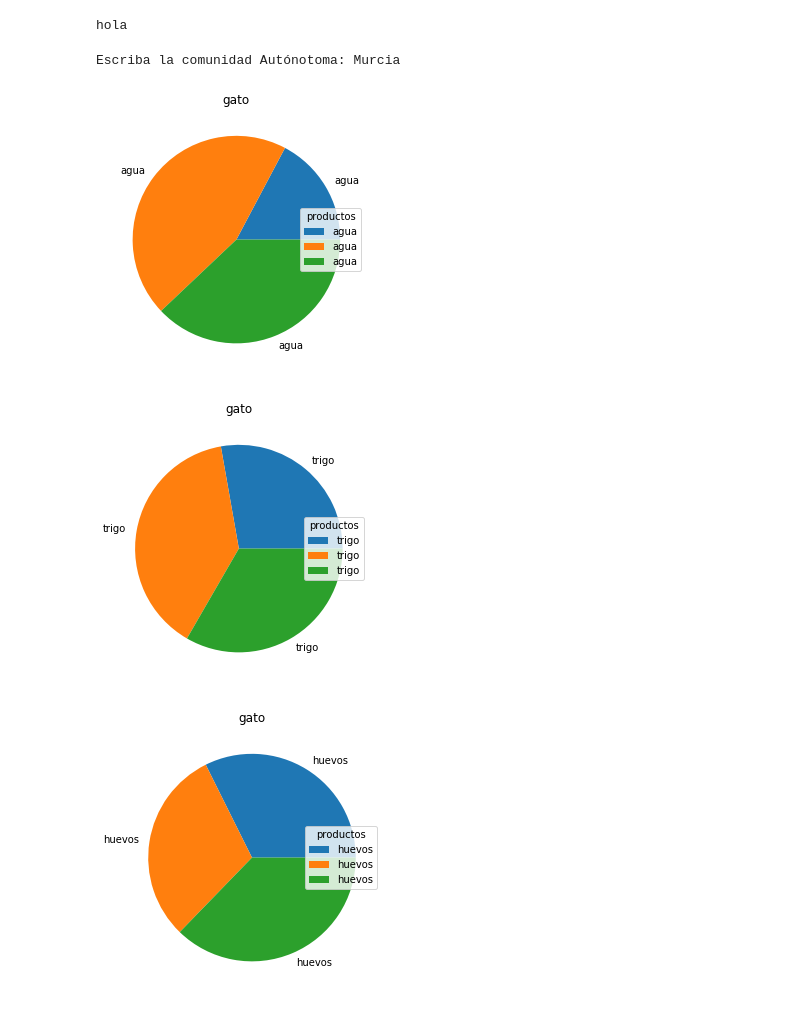
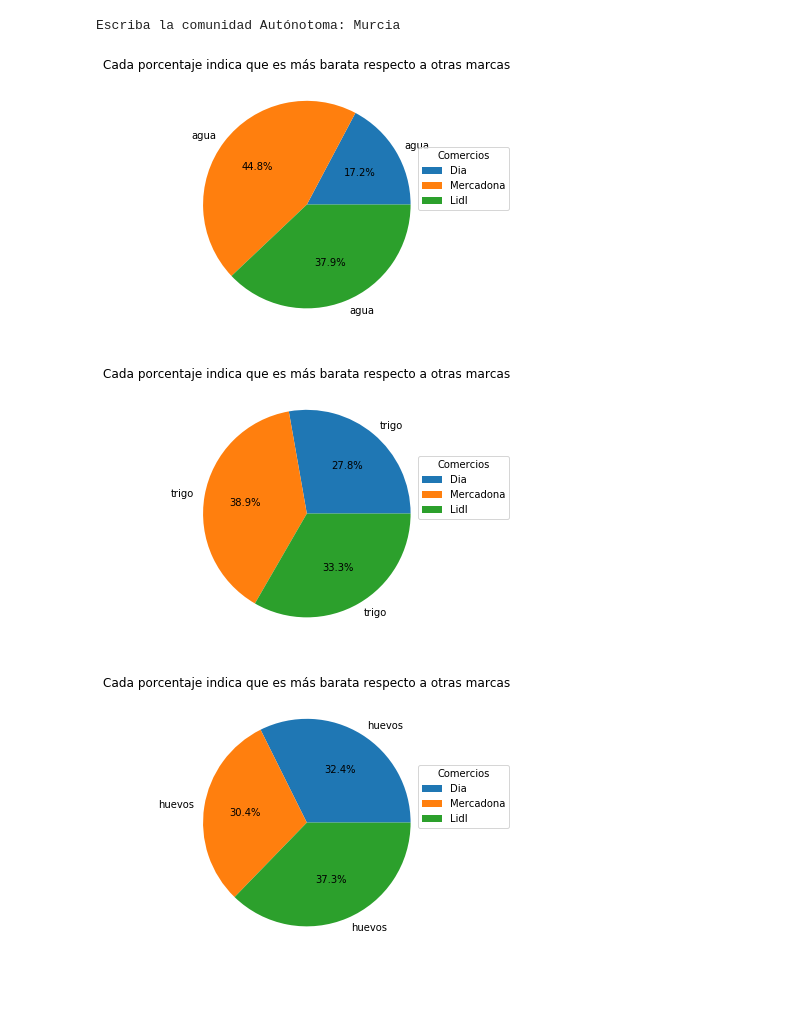
Before and after one commit to pablospl/Ejercicio3, a Jupyter notebook: Ejercicio3.ipynb, the cells around one changed output. Cells and saved outputs as stored; diff of their text form; code cells hidden in the pictures.

```diff
--- a/Ejercicio3.ipynb
+++ b/Ejercicio3.ipynb
@@ -1,37 +1,28 @@
-# %%
-print('hola')
-# %% [output]
-hola
 # %%
-from faker import Faker
 import pandas as pd
-fake = Faker()
-import csv
-from random import randint
-import numpy as np
 import matplotlib.pyplot as plt
 productos=pd.read_csv("comercios.csv")
 
 def funcionMostrarProductosRespectoZona(comunidad):
     catalogo=['agua','trigo','huevos','aceite']
     for x in catalogo:
         productosComunidad=(productos.loc[productos['zonas']==comunidad].loc[productos['productos']==x])
 
-
-        grafica=productosComunidad[['precio','productos']]
+        grafica=productosComunidad[['precio','productos','comercios']]
         graficaProductos=grafica['productos']
         graficaPrecios=grafica['precio']
-        plt.pie(graficaPrecios,labels=graficaProductos)
+        graficaComerios=grafica['comercios']
+        plt.pie(graficaPrecios,labels=graficaProductos,autopct=('%1.1f%%'))
         plt.axis=('equal')
         plt.tight_layout()
-        plt.legend(graficaProductos,title="productos",loc="center right")
-        plt.title("gato")
+        plt.legend(graficaComerios,title="Comercios",loc="center right",bbox_to_anchor=(1.3,0.6))
+        plt.title("Cada porcentaje indica que es más barata respecto a otras marcas")
         plt.show()
 
 seleccionar=str(input("Escriba la comunidad Autónotoma: "))
 funcionMostrarProductosRespectoZona(seleccionar)
 # %% [output]
 Escriba la comunidad Autónotoma: Murcia
-[figure, old version]
+[figure, new version]
-[figure, old version]
+[figure, new version]
-[figure, old version]
+[figure, new version]
```
Also changed, not shown: parts of 1 cell of this notebook.
